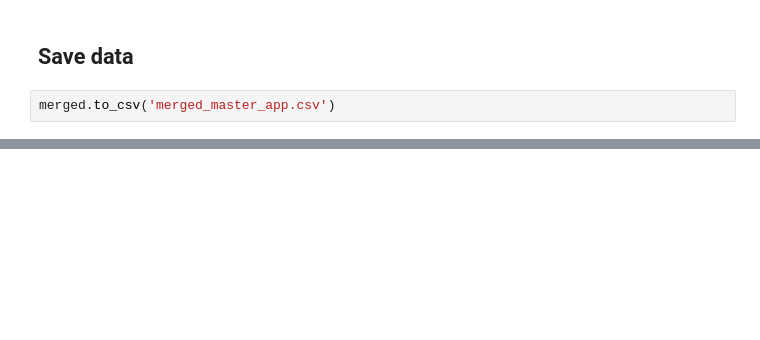
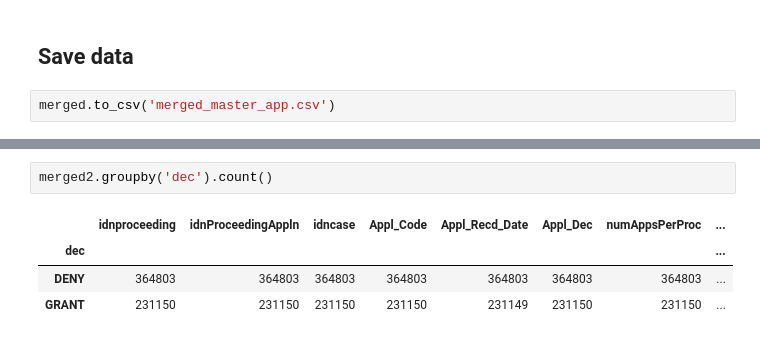
Before and after one commit to aspenyoo/refugees, a Jupyter notebook: Cleaning.ipynb, the cells around one changed output, grey strips where cells are left out. Drawn from its saved outputs; the diff is of its cells as text; blank space fills up the shorter version.

```diff
--- a/Cleaning.ipynb
+++ b/Cleaning.ipynb
@@ -329,0 +331,7 @@ merged2.to_csv('merged2_master_app.csv')
+# %%
+merged2.groupby('dec').count()
+# %% [output]
+|  | idnproceeding | idnProceedingAppln | idncase | Appl_Code | Appl_Recd_Date | Appl_Dec | numAppsPerProc | ... |
+| dec |  |  |  |  |  |  |  | ... |
+| DENY | 364803 | 364803 | 364803 | 364803 | 364803 | 364803 | 364803 | ... |
+| GRANT | 231150 | 231150 | 231150 | 231150 | 231149 | 231150 | 231150 | ... |
```
Also changed, not shown: parts of 15 cells of this notebook.
